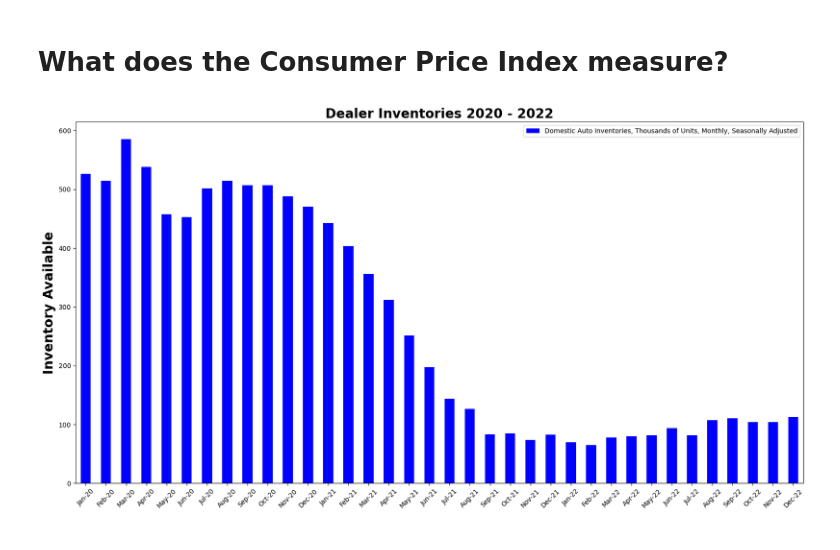
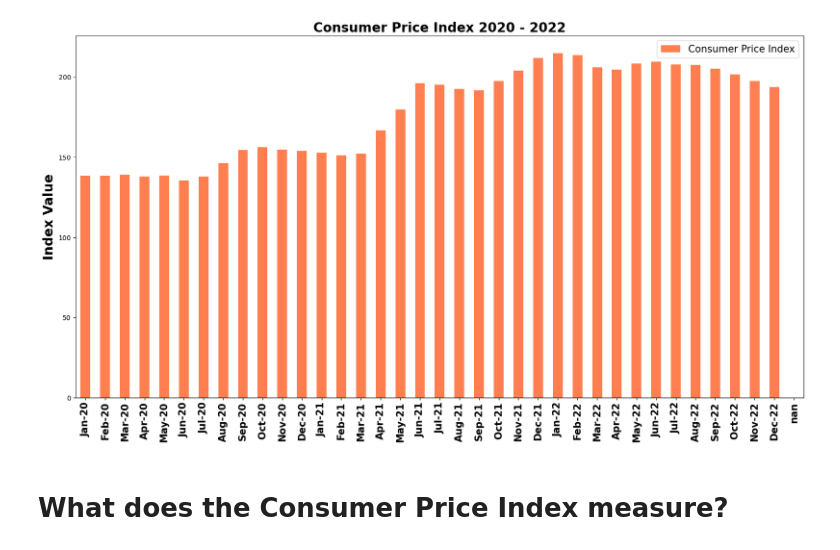
Before and after one commit to T800-101A/Impact_Vehicule_COVID-19, a Jupyter notebook: Total Vehicle Sales.ipynb, the cells around one changed output. Cells and saved outputs as stored; diff of their text form; code cells hidden in the pictures.

```diff
--- a/Total Vehicle Sales.ipynb
+++ b/Total Vehicle Sales.ipynb
@@ -57,18 +53,13 @@ plt.show()
+# %%
+bar_graph('C:/Users/tj_da/OneDrive/Desktop/Impact_Vehicule_COVID-19/project1data/consumer_price_index.csv',
+          'observation_date',
+          'bar',
+          'consumer_price_index.png',
+          'Index Value',
+          'Consumer Price Index 2020 - 2022',
+          'coral'
+         )
+# %% [output]
+[figure, added]
 # %% [markdown]
 # What does the Consumer Price Index measure?
-# %%
-auto_inventories_df = pd.read_csv(r"C:\Users\idriv\OneDrive\Desktop\auto_inventories.csv")
-
-auto_inventories_df = auto_inventories_df.set_index("observation_date")
-auto_inventories_df.plot(kind="bar", figsize=(20,10), color="blue")
-
-plt.ylabel("Inventory Available", fontweight="bold", fontsize = 20)
-plt.xlabel("")
-plt.xticks(rotation=45)
-plt.title("Dealer Inventories 2020 - 2022", fontweight="bold", fontsize=20)
-
-plt.savefig("dealer_inventories.png")
-
-plt.show()
-# %% [output]
-[figure, removed]
```
Also changed, not shown: parts of 7 cells of this notebook.
